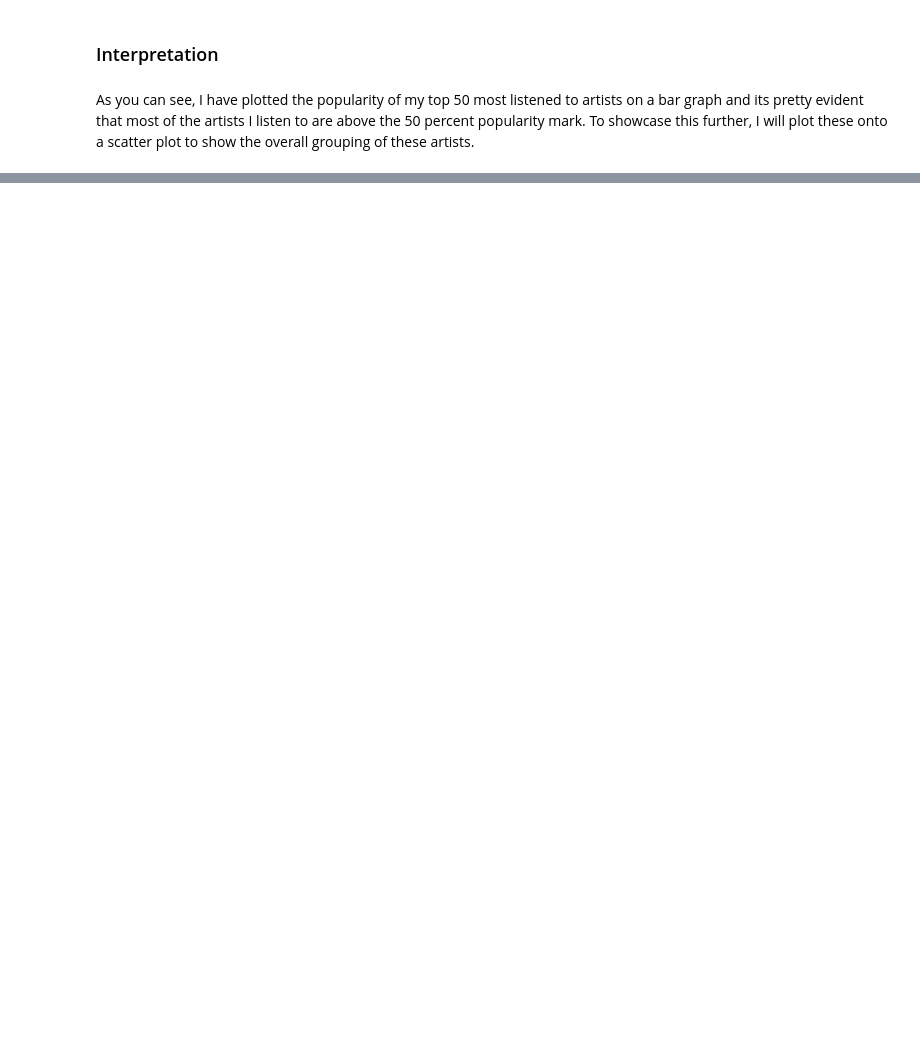
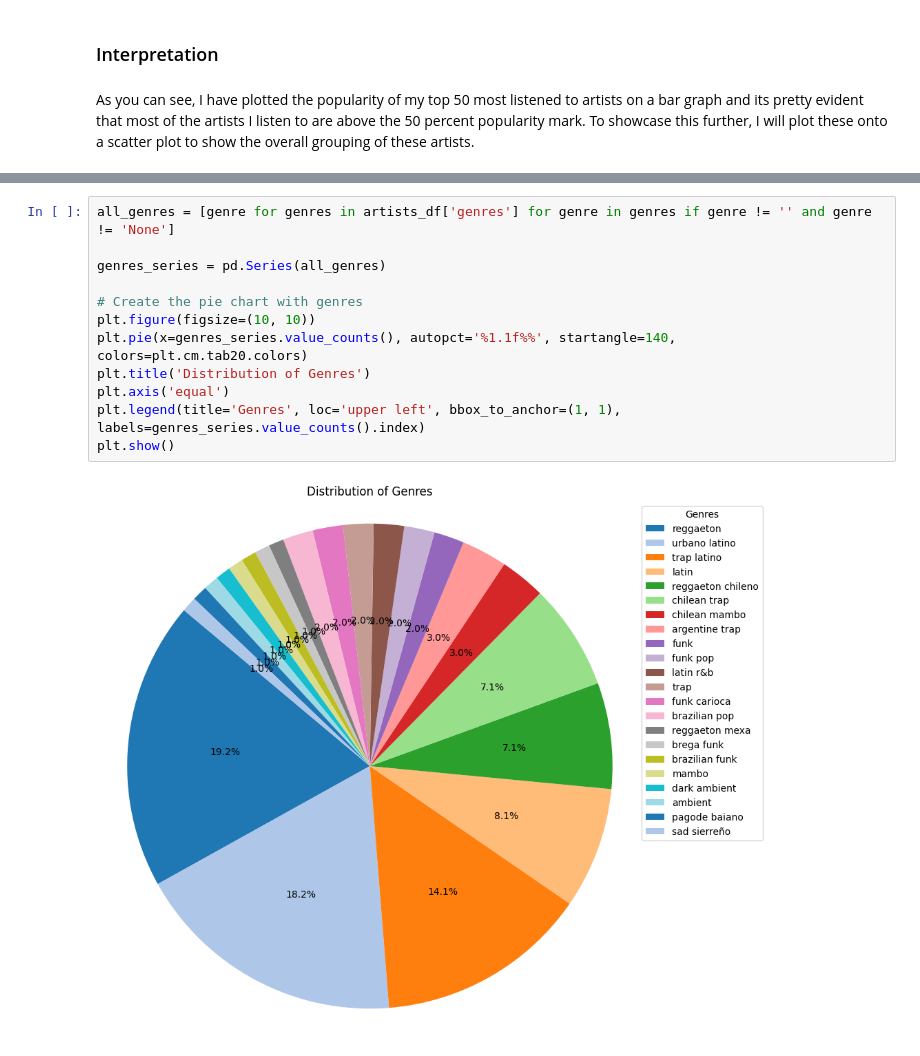
Before and after one commit to Luis-Rosario-Alers/spotify_analysis, a Jupyter notebook: analysis.ipynb, the cells around one changed output, grey strips where cells are left out. Drawn from its saved outputs; the diff is of its cells as text; blank space fills up the shorter version.

Commit message:
:sparkles: add more figures

```diff
--- a/analysis.ipynb
+++ b/analysis.ipynb
@@ -86,0 +95,14 @@ plt.show()
+# %%
+all_genres = [genre for genres in artists_df['genres'] for genre in genres if genre != '' and genre != 'None']
+
+genres_series = pd.Series(all_genres)
+
+# Create the pie chart with genres
+plt.figure(figsize=(10, 10))
+plt.pie(x=genres_series.value_counts(), autopct='%1.1f%%', startangle=140, colors=plt.cm.tab20.colors)
+plt.title('Distribution of Genres')
+plt.axis('equal')
+plt.legend(title='Genres', loc='upper left', bbox_to_anchor=(1, 1), labels=genres_series.value_counts().index)
+plt.show()
+# %% [output]
+[figure, added]
```
Also changed, not shown: parts of 6 cells of this notebook.
